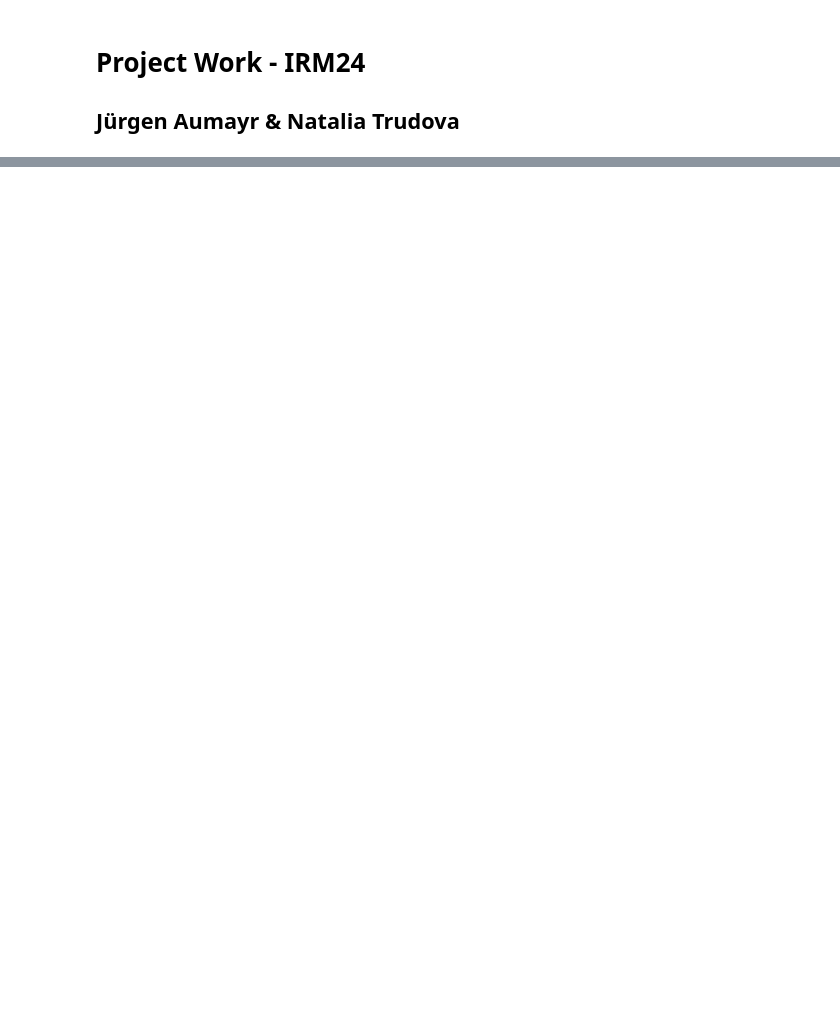
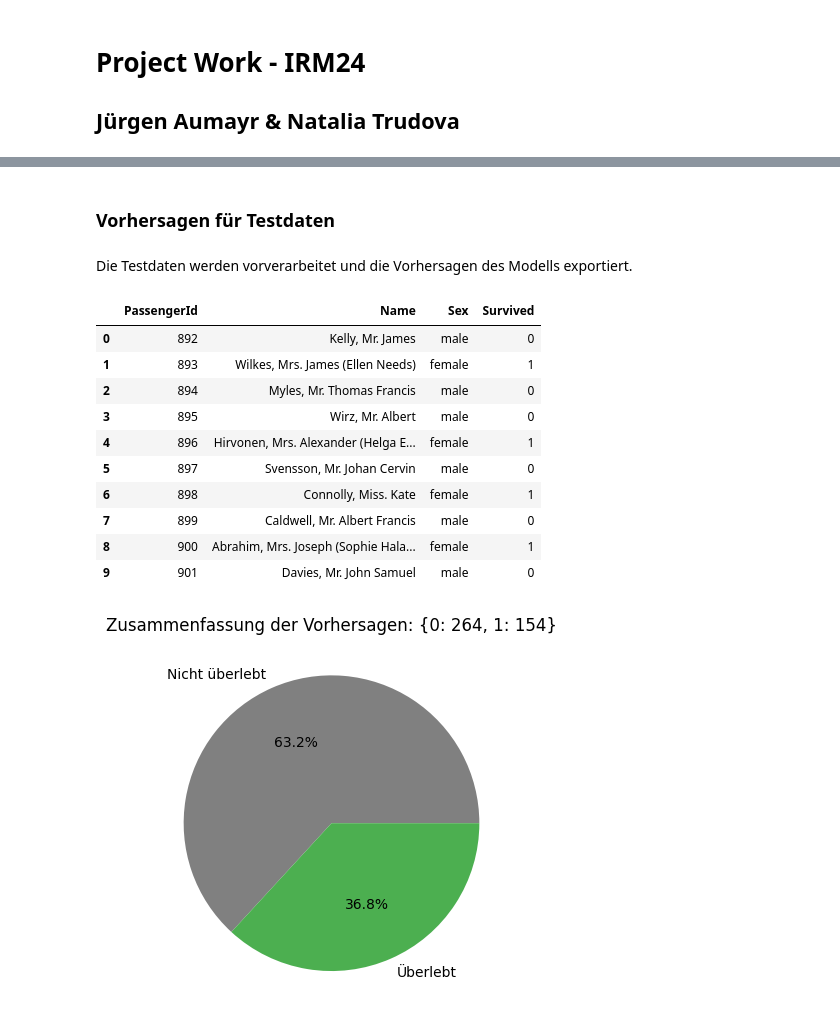
Before and after one commit to quappinger/irm24_ki_pa1, a Jupyter notebook: RandomForests.ipynb, the cells around one changed output, grey strips where cells are left out. Cells and saved outputs as stored; diff of their text form; code cells hidden in the pictures; blank space fills up the shorter version.

```diff
--- a/RandomForests.ipynb
+++ b/RandomForests.ipynb
@@ -56,0 +212,50 @@ F1-Score:  0.9866603624901497
+# %% [markdown]
+### Vorhersagen für Testdaten
+# %% [markdown]
+Die Testdaten werden vorverarbeitet und die Vorhersagen des Modells exportiert.
+# %%
+# Test-Daten laden und vorverarbeiten
+test_df = pd.read_csv("data/test.csv", dtype=dtypes)
+test_processed = preprocess_features(test_df)
+
+# Relevante Features auswählen
+X_test = test_processed[X.columns]
+
+# Vorhersagen mit dem optimierten Modell
+test_predictions = best_rf_model.predict(X_test)
+
+# Ergebnisse für den Export vorbereiten
+submission = pd.DataFrame({
+    "PassengerId": test_df["PassengerId"],
+     'Name': test_df['Name'],
+    'Sex': test_df['Sex'],
+    "Survived": test_predictions,
+})
+
+# Optimierte CSV-Speicherung ohne Indexspalte und mit effizienter Kompression
+submission.to_csv("submission_rf.csv", index=False, encoding='utf-8')
+
+# Anzeigen der ersten Datensätze der Vorhersage
+display(submission.head(10))
+
+# Erstelle Pie Chart zur Visualiserung der Vorhersage
+survivors = submission['Survived'].value_counts().to_dict()
+piechart = np.array([survivors.get(0), survivors.get(1)])
+survlabels = ["Nicht überlebt", "Überlebt"]
+survcolors = ["grey", "#4CAF50"]
+plt.title(f"Zusammenfassung der Vorhersagen: {submission['Survived'].value_counts().to_dict()}")
+plt.pie(piechart, labels = survlabels, colors = survcolors, autopct='%1.1f%%')
+plt.show()
+# %% [output]
+|  | PassengerId | Name | Sex | Survived |
+| 0 | 892 | Kelly, Mr. James | male | 0 |
+| 1 | 893 | Wilkes, Mrs. James (Ellen Needs) | female | 1 |
+| 2 | 894 | Myles, Mr. Thomas Francis | male | 0 |
+| 3 | 895 | Wirz, Mr. Albert | male | 0 |
+| 4 | 896 | Hirvonen, Mrs. Alexander (Helga E... | female | 1 |
+| 5 | 897 | Svensson, Mr. Johan Cervin | male | 0 |
+| 6 | 898 | Connolly, Miss. Kate | female | 1 |
+| 7 | 899 | Caldwell, Mr. Albert Francis | male | 0 |
+| 8 | 900 | Abrahim, Mrs. Joseph (Sophie Hala... | female | 1 |
+| 9 | 901 | Davies, Mr. John Samuel | male | 0 |
+[figure, added]
```
Also changed, not shown: parts of 23 cells of this notebook, 3 other files.
